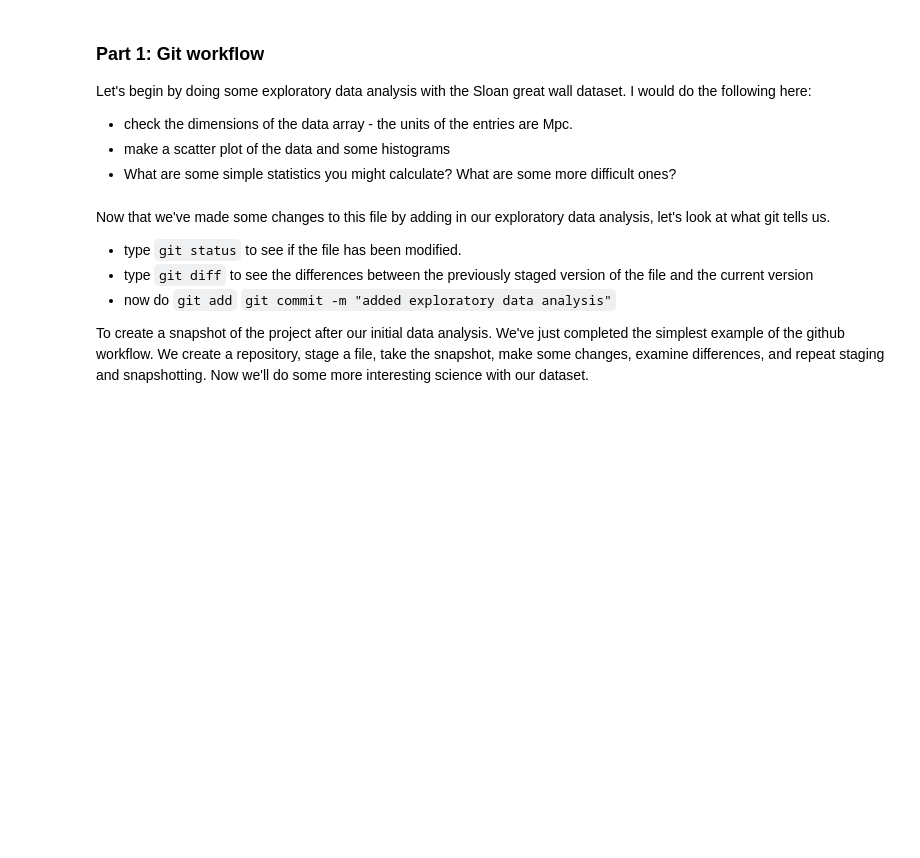
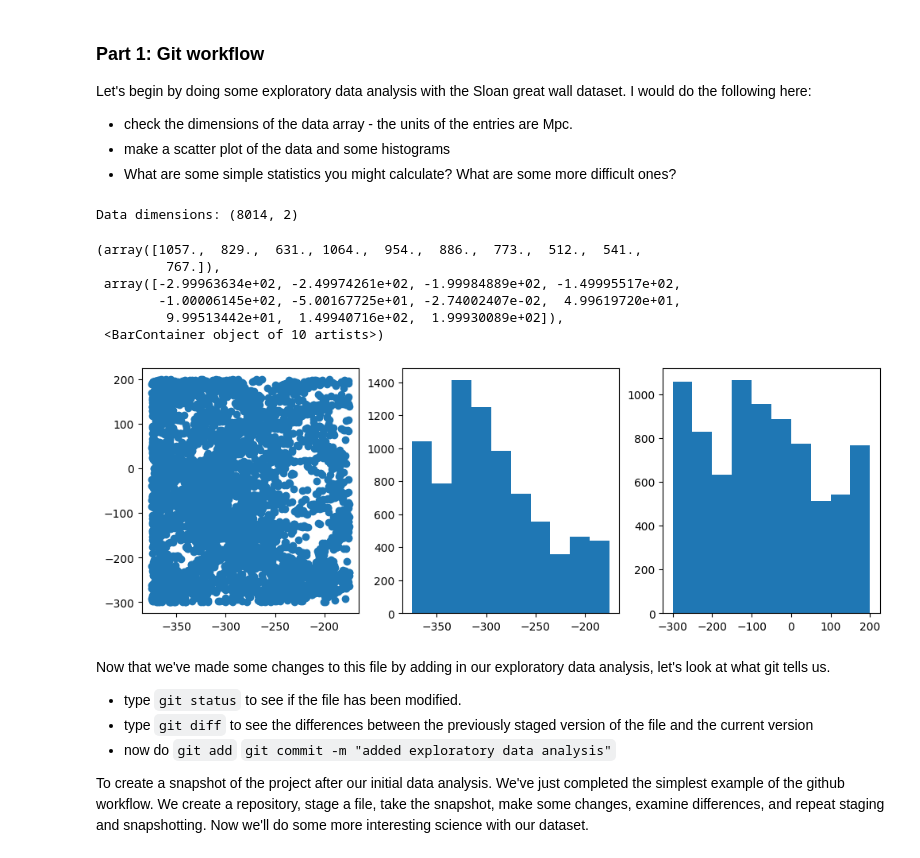
Before and after one commit to nmearl/local-session-21, a Jupyter notebook: DSFP_intro_2_git.ipynb, the cells around one changed output. Drawn from its saved outputs; the diff is of its cells as text; code cells hidden in the pictures; blank space fills up the shorter version.

```diff
--- a/DSFP_intro_2_git.ipynb
+++ b/DSFP_intro_2_git.ipynb
@@ -14,4 +14,4 @@ import matplotlib.pyplot as plt
 # %%
 # get the data by reading it from the supplied .npy file
 
-X = np.load('SDSS_Great_Wall_data.npy')
+X = np.load('/Users/nmearl/Downloads/SDSS_Great_Wall_data.npy')
@@ -49,6 +47,23 @@ Let's begin by doing some exploratory data analysis with the Sloan great wall da
 * What are some simple statistics you might calculate? What are some more difficult ones?
 # %%
 # exploratory data analysis goes here
+
+print(f"Data dimensions: {X.shape}")
+
+f, (ax1, ax2, ax3) = plt.subplots(1, 3, figsize=(12, 4))
+
+ax1.scatter(X[:, 0], X[:, 1])
+ax2.hist(X[:, 0])
+ax3.hist(X[:, 1])
+# %% [output]
+Data dimensions: (8014, 2)
+(array([1057.,  829.,  631., 1064.,  954.,  886.,  773.,  512.,  541.,
+         767.]),
+ array([-2.99963634e+02, -2.49974261e+02, -1.99984889e+02, -1.49995517e+02,
+        -1.00006145e+02, -5.00167725e+01, -2.74002407e-02,  4.99619720e+01,
+         9.99513442e+01,  1.49940716e+02,  1.99930089e+02]),
+ <BarContainer object of 10 artists>)
+[figure, added]
 # %% [markdown]
 Now that we've made some changes to this file by adding in our exploratory data analysis, let's look at what git tells us.
 
```
Also changed, not shown: parts of 2 cells of this notebook.
